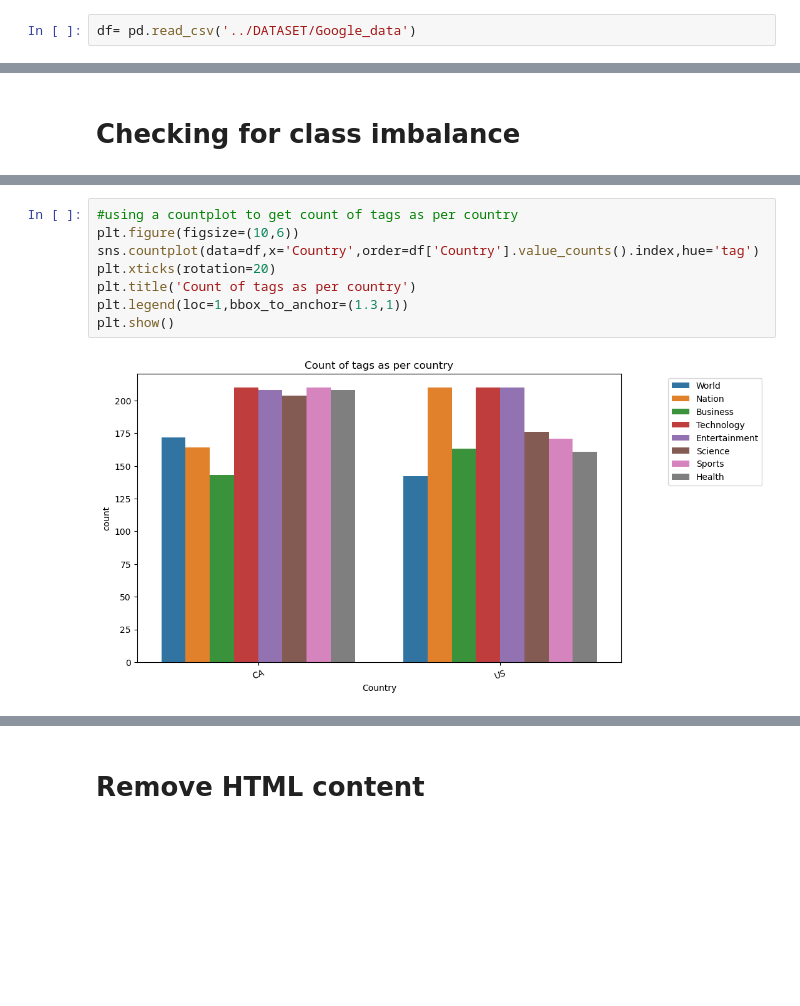
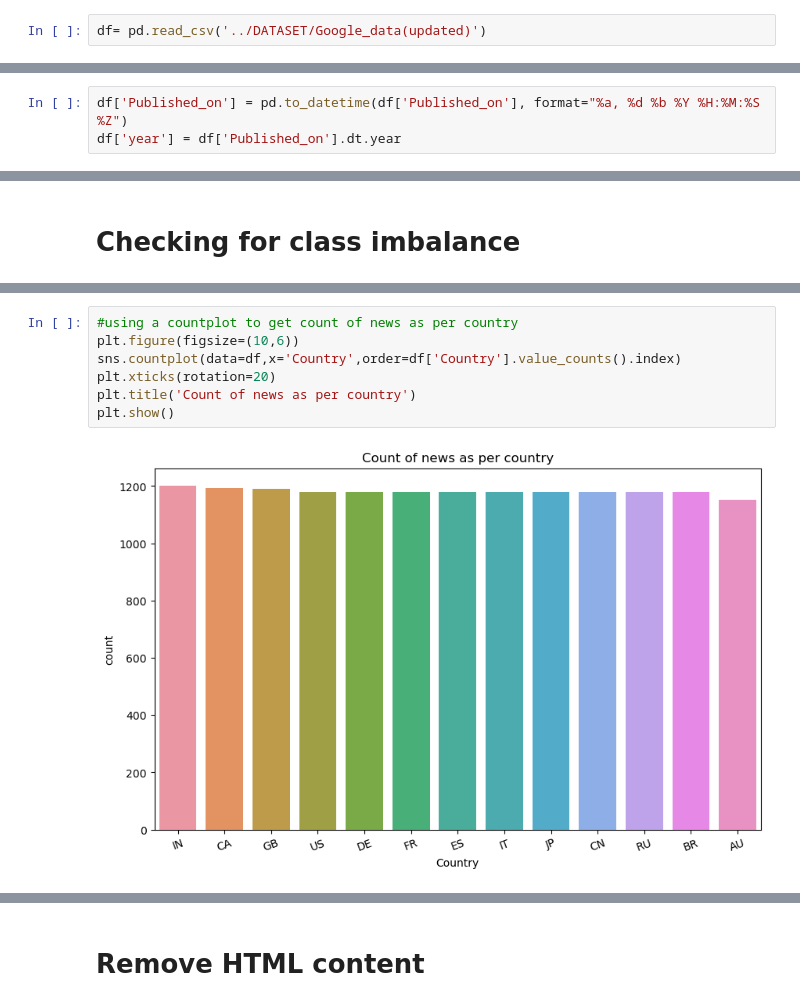
Before and after one commit to rohan1827/NLP_2304, a Jupyter notebook: Notebooks /Preprocessing.ipynb, the cells around one changed output, grey strips where cells are left out. Drawn from its saved outputs; the diff is of its cells as text; blank space fills up the shorter version.

Commit message:
Dataset-Updates

```diff
--- a/Notebooks /Preprocessing.ipynb
+++ b/Notebooks /Preprocessing.ipynb
@@ -30,4 +30,4 @@ Requirement already satisfied: pyparsing>=2.3.1 in /Users/shreyabaral/anaconda3/
 Requirement already satisfied: python-dateutil>=2.7 in /Users/shreyabaral/anaconda3/lib/python3.11/site-packages (from matplotlib->wordcloud) (2.8.2)
 Requirement already satisfied: six>=1.5 in /Users/shreyabaral/anaconda3/lib/python3.11/site-packages (from python-dateutil>=2.7->matplotlib->wordcloud) (1.16.0)
 # %%
-df= pd.read_csv('../DATASET/Google_data')
+df= pd.read_csv('../DATASET/Google_data(updated)')
@@ -59,0 +119,3 @@ df['summary'][0]
+# %%
+df['Published_on'] = pd.to_datetime(df['Published_on'], format="%a, %d %b %Y %H:%M:%S %Z")
+df['year'] = df['Published_on'].dt.year
@@ -102,10 +157,9 @@ plt.show()
 # %%
-#using a countplot to get count of tags as per country
+#using a countplot to get count of news as per country
 plt.figure(figsize=(10,6))
-sns.countplot(data=df,x='Country',order=df['Country'].value_counts().index,hue='tag')
+sns.countplot(data=df,x='Country',order=df['Country'].value_counts().index)
 plt.xticks(rotation=20)
-plt.title('Count of tags as per country')
-plt.legend(loc=1,bbox_to_anchor=(1.3,1))
+plt.title('Count of news as per country')
 plt.show()
 # %% [output]
-[figure, old version]
+[figure, new version]
```
Also changed, not shown: parts of 32 cells of this notebook, 4 other files.
